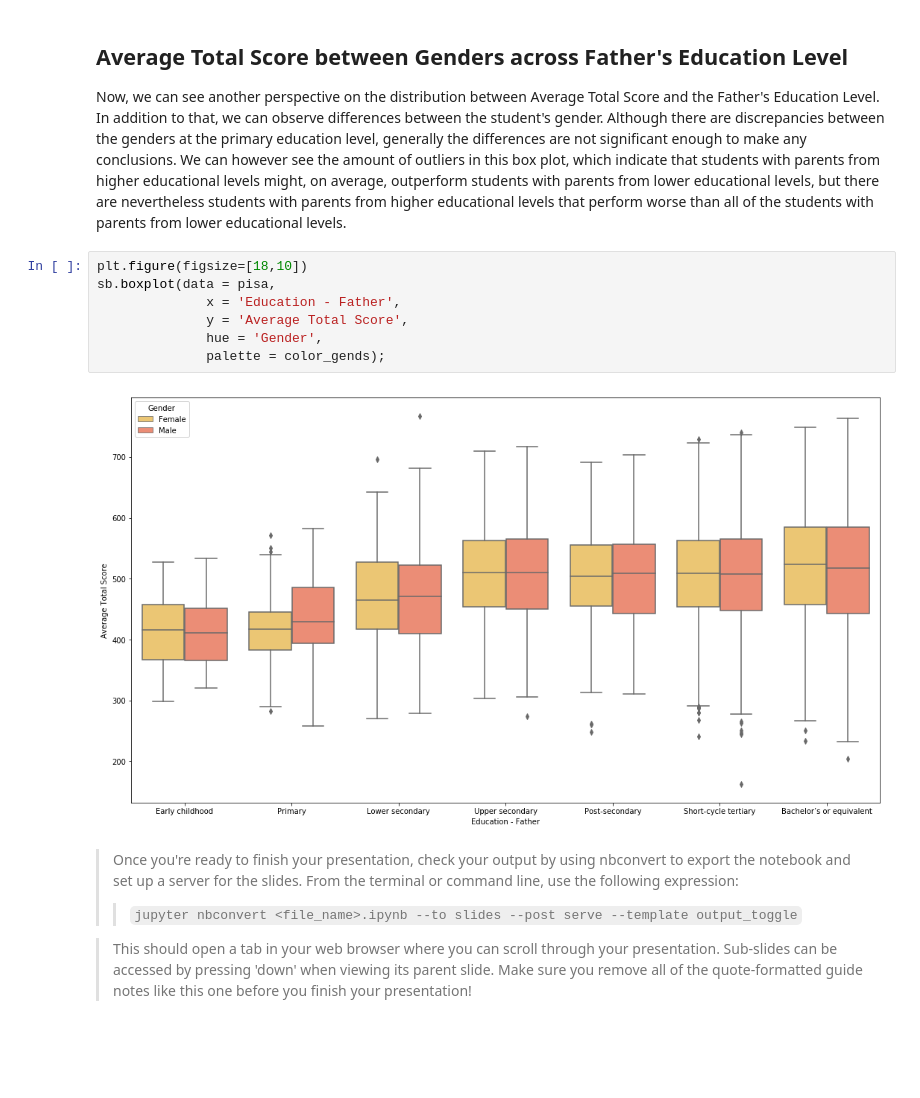
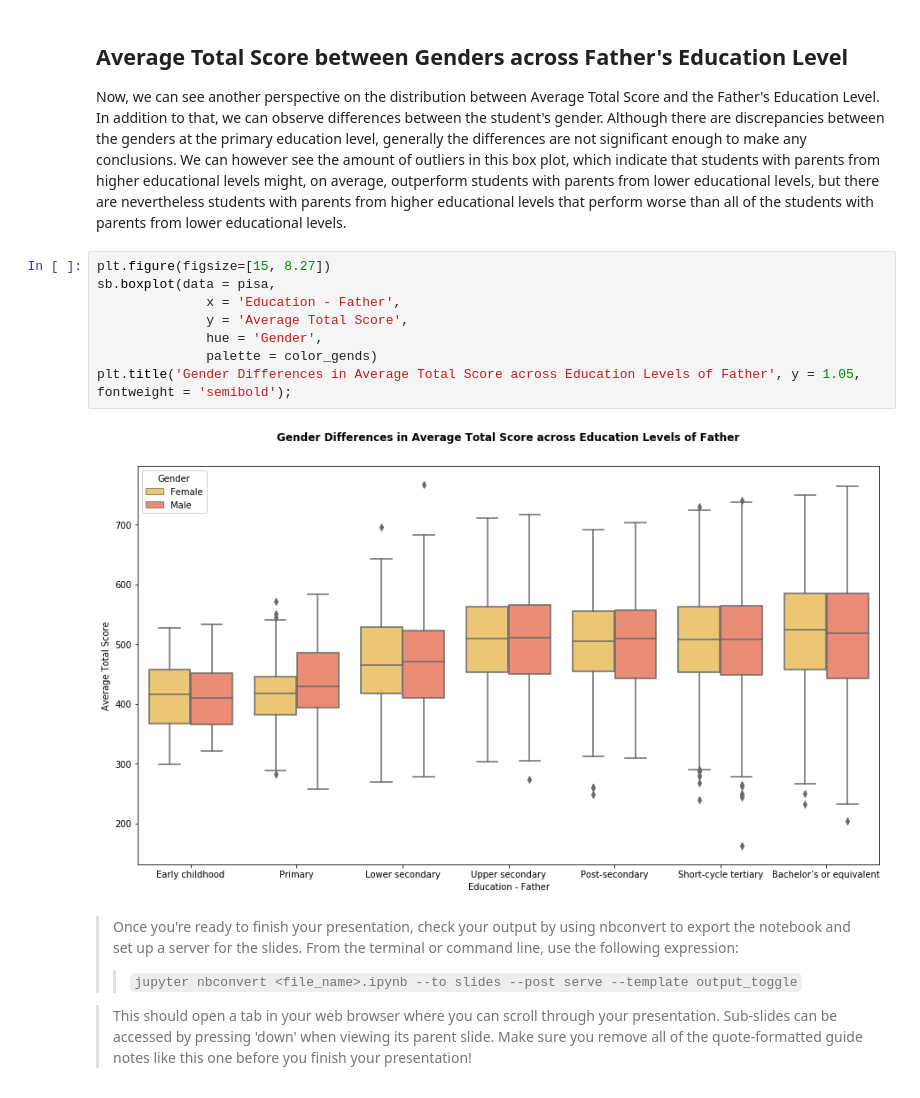
Before and after one commit to Dyke-F/Pisa-Data-Analysis, a Jupyter notebook: pisa_slide_deck.ipynb, the cells around one changed output. Drawn from its saved outputs; the diff is of its cells as text; blank space fills up the shorter version.

```diff
--- a/pisa_slide_deck.ipynb
+++ b/pisa_slide_deck.ipynb
@@ -171,14 +230,15 @@ leg.legendHandles[1].set_color(color_female);
 
 Now, we can see another perspective on the distribution between Average Total Score and the Father's Education Level. In addition to that, we can observe differences between the student's gender. Although there are discrepancies between the genders at the primary education level, generally the differences are not significant enough to make any conclusions. We can however see the amount of outliers in this box plot, which indicate that students with parents from higher educational levels might, on average, outperform students with parents from lower educational levels, but  there are nevertheless students with parents from higher educational levels that perform worse than all of the students with parents from lower educational levels.
 # %%
-plt.figure(figsize=[18,10])
+plt.figure(figsize=[15, 8.27])
 sb.boxplot(data = pisa,
               x = 'Education - Father',
               y = 'Average Total Score',
               hue = 'Gender',
-              palette = color_gends);
+              palette = color_gends)
+plt.title('Gender Differences in Average Total Score across Education Levels of Father', y = 1.05, fontweight = 'semibold');
 # %% [output]
-[figure, old version]
+[figure, new version]
 # %% [markdown]
 > Once you're ready to finish your presentation, check your output by using
 nbconvert to export the notebook and set up a server for the slides. From the
```
Also changed, not shown: parts of 8 cells of this notebook, 2 other files.
